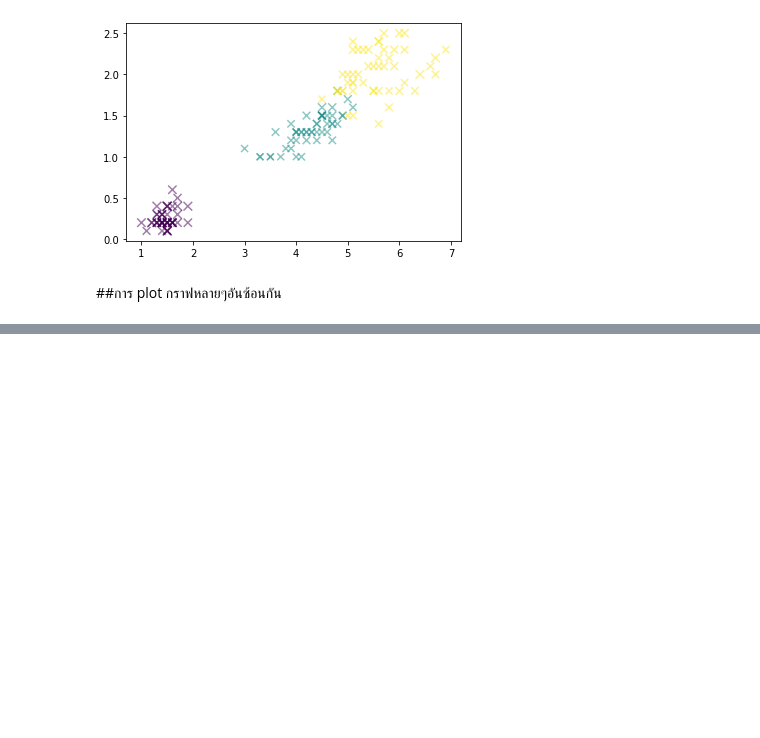
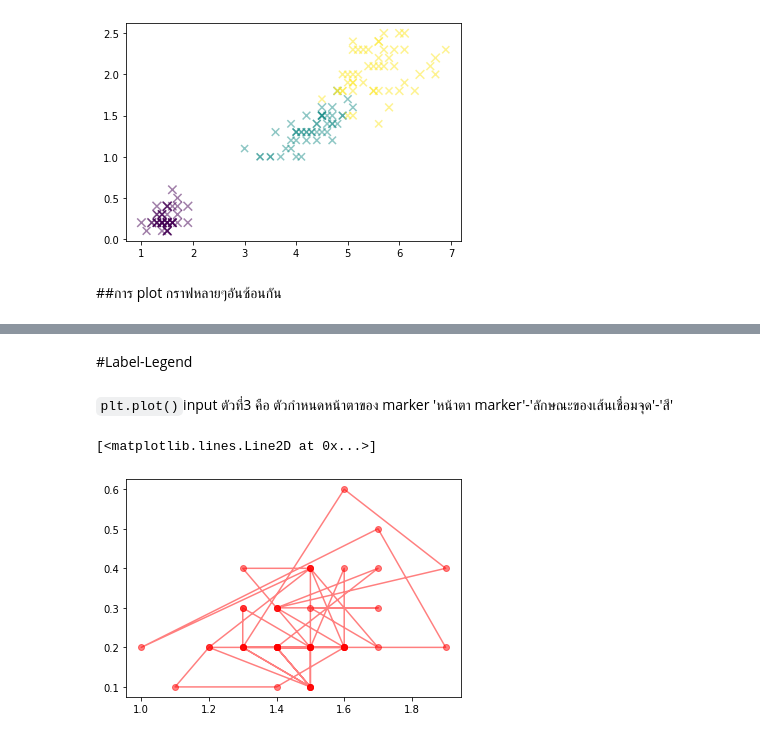
Before and after one commit to thanadolch/data_viz, a Jupyter notebook: Visualize_Data_Distribution.ipynb, the cells around one changed output, grey strips where cells are left out. Cells and saved outputs as stored; diff of their text form; code cells hidden in the pictures; blank space fills up the shorter version.

````diff
--- a/Visualize_Data_Distribution.ipynb
+++ b/Visualize_Data_Distribution.ipynb
@@ -65,0 +66,10 @@ ValueError: ignored
+# %% [markdown]
+#Label-Legend
+# %% [markdown]
+```plt.plot()```input ตัวที่3 คือ ตัวกำหนดหน้าตาของ marker
+'หน้าตา marker'-'ลักษณะของเส้นเชื่อมจุด'-'สี'
+# %%
+plt.plot(df['PetalLength'][:50],df['PetalWidth'][:50],'o-r',alpha=0.5)
+# %% [output]
+[<matplotlib.lines.Line2D at 0x...>]
+[figure, added]
````
Also changed, not shown: parts of 11 cells of this notebook.
